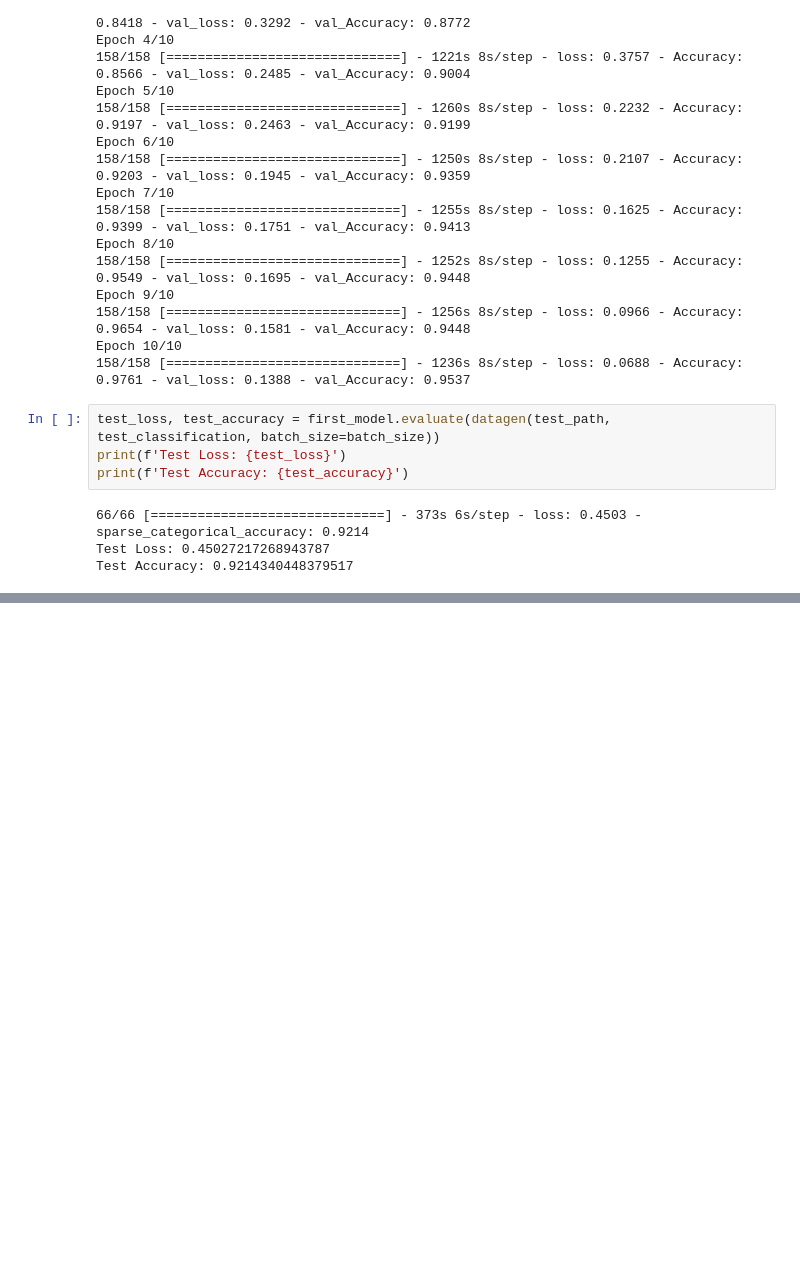
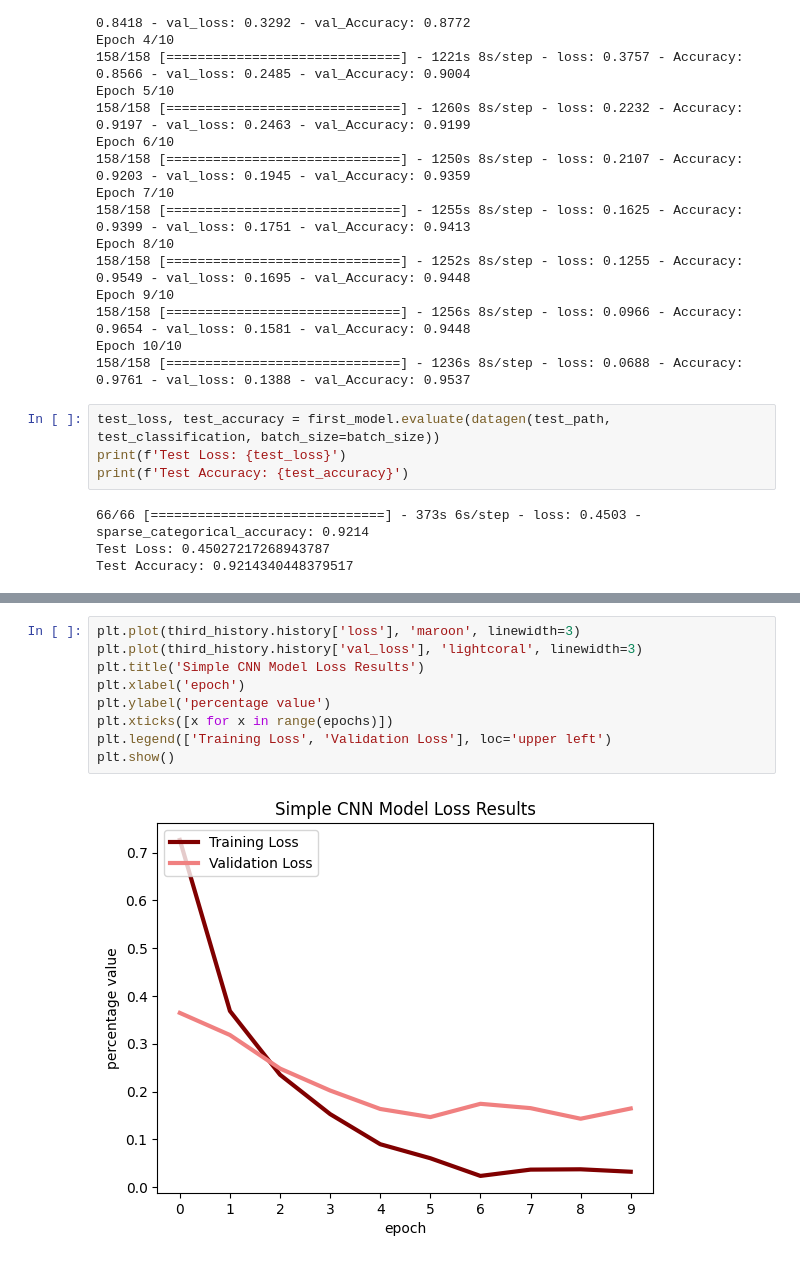
Before and after one commit to rockaguirre/Neuro-140-Project, a Jupyter notebook: neuro140_final_project_aguirre.ipynb, the cells around one changed output, grey strips where cells are left out. Drawn from its saved outputs; the diff is of its cells as text; blank space fills up the shorter version.

```diff
--- a/neuro140_final_project_aguirre.ipynb
+++ b/neuro140_final_project_aguirre.ipynb
@@ -334,0 +402,11 @@ third_model.add(MaxPooling2D(pool_size(2,2)))
+# %%
+plt.plot(third_history.history['loss'], 'maroon', linewidth=3)
+plt.plot(third_history.history['val_loss'], 'lightcoral', linewidth=3)
+plt.title('Simple CNN Model Loss Results')
+plt.xlabel('epoch')
+plt.ylabel('percentage value')
+plt.xticks([x for x in range(epochs)])
+plt.legend(['Training Loss', 'Validation Loss'], loc='upper left')
+plt.show()
+# %% [output]
+[figure, added]
```
Also changed, not shown: parts of 14 cells of this notebook.
